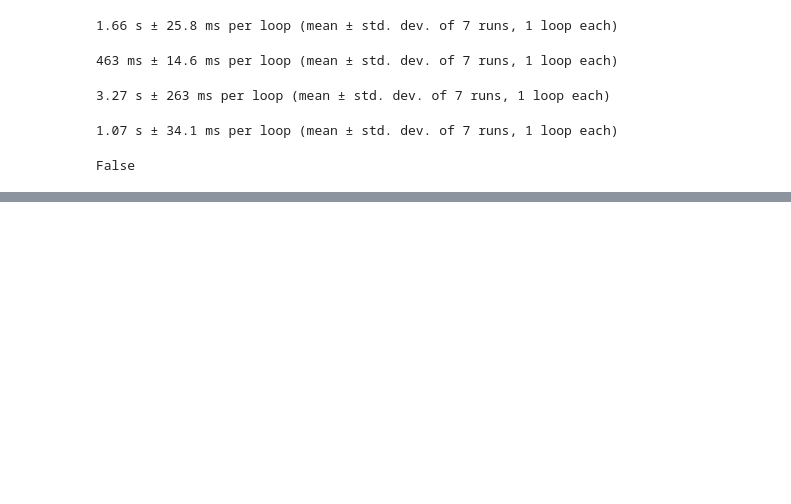
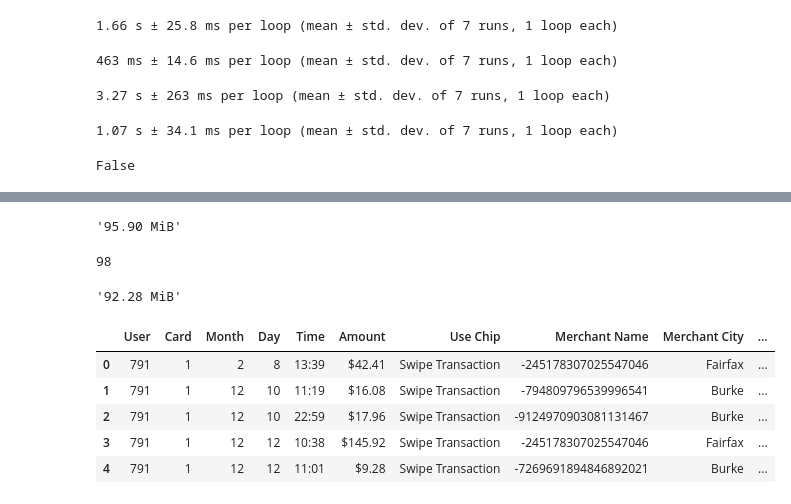
Before and after one commit to pbdanny/PythonProject, a Jupyter notebook: Dask/notebook/dask_etl.ipynb, the cells around one changed output, grey strips where cells are left out. Saved outputs shown, nothing was run; the diff lists cells and outputs as text; code cells hidden in the pictures; blank space fills up the shorter version.

```diff
--- a/Dask/notebook/create_parquet.ipynb
+++ b/Dask/notebook/dask_etl.ipynb
@@ -889,0 +922,3 @@ False
+# %%
+ddf = dd.read_parquet(data_path/"combined.parquet")
+np_ddf = dd.read_parquet(data_path/"combined_wp_w_div.parquet")
@@ -889,0 +988,24 @@ False
+# %%
+dask.utils.format_bytes(ddf.partitions[0].memory_usage(deep=True).compute().sum())
+# %% [output]
+'95.90 MiB'
+# %%
+ddf.npartitions
+# %% [output]
+98
+# %%
+np_ddf = np_ddf.repartition(partition_size="100MB")
+dask.utils.format_bytes(np_ddf.partitions[0].memory_usage(deep=True).compute().sum())
+# %% [output]
+'92.28 MiB'
+# %%
+np_ddf["dt_concat"] = np_ddf["Year"].astype("string") + "-" + np_ddf["Month"].astype("string").str.zfill(2) + "-" + np_ddf["Day"].astype("string").str.zfill(2) + " " + np_ddf["Time"]
+# %%
+np_ddf.head()
+# %% [output]
+|  | User | Card | Month | Day | Time | Amount | Use Chip | Merchant Name | Merchant City | ... |
+| 0 | 791 | 1 | 2 | 8 | 13:39 | $42.41 | Swipe Transaction | -245178307025547046 | Fairfax | ... |
+| 1 | 791 | 1 | 12 | 10 | 11:19 | $16.08 | Swipe Transaction | -794809796539996541 | Burke | ... |
+| 2 | 791 | 1 | 12 | 10 | 22:59 | $17.96 | Swipe Transaction | -9124970903081131467 | Burke | ... |
+| 3 | 791 | 1 | 12 | 12 | 10:38 | $145.92 | Swipe Transaction | -245178307025547046 | Fairfax | ... |
+| 4 | 791 | 1 | 12 | 12 | 11:01 | $9.28 | Swipe Transaction | -7269691894846892021 | Burke | ... |
```
Also changed, not shown: parts of 22 cells of this notebook, 1 other file.
